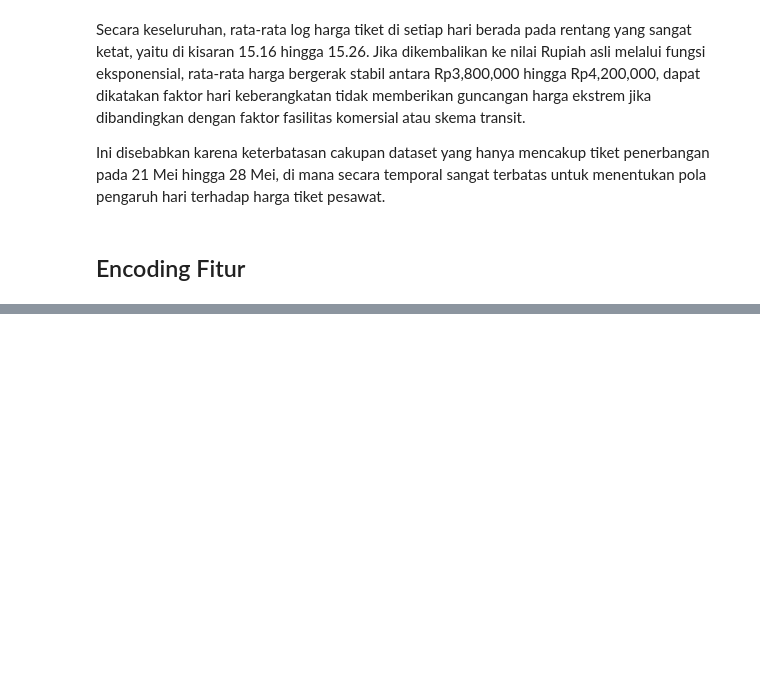
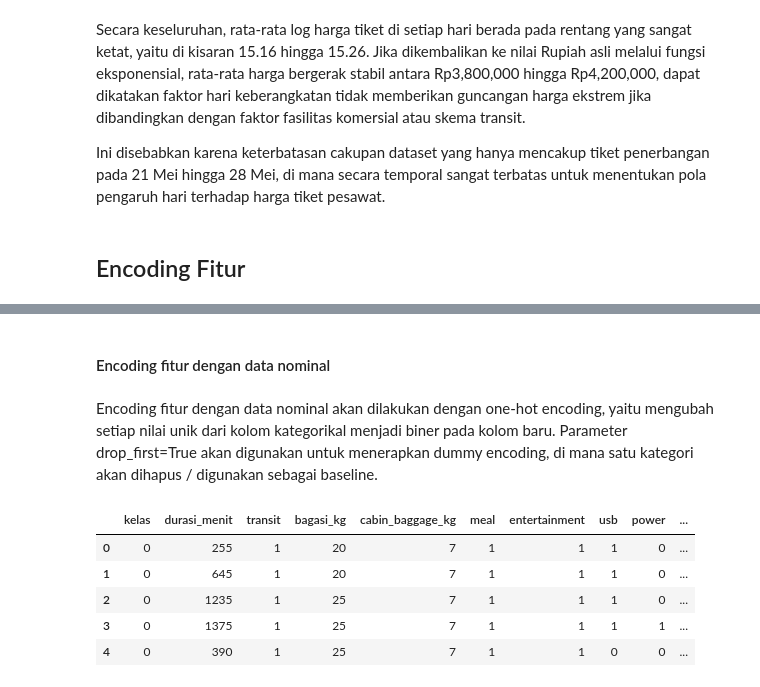
Before and after one commit to stikkeju/tiket_pesawat, a Jupyter notebook: notebook/preprocessing.ipynb, the cells around one changed output, grey strips where cells are left out. Drawn from its saved outputs; the diff is of its cells as text; code cells hidden in the pictures; blank space fills up the shorter version.

Commit message:
feat(preprocessing): implement feature encoding in data preprocessing

```diff
--- a/notebook/preprocessing.ipynb
+++ b/notebook/preprocessing.ipynb
@@ -1538,0 +1646,3 @@ Encoding adalah proses mengonversi data non-numerik (kategorikal atua teks) menj
+# %%
+fitur_boolean = df_encoded.select_dtypes(include=['bool']).columns
+print(f"Daftar fitur dengan dtype boolean: {fitur_boolean}")
@@ -1538,0 +1653,3 @@ Encoding adalah proses mengonversi data non-numerik (kategorikal atua teks) menj
+# %%
+# ubah dtype fitur_boolean ke int
+df_encoded[fitur_boolean] = df_encoded[fitur_boolean].astype(int)
@@ -1538,0 +1685,20 @@ Encoding adalah proses mengonversi data non-numerik (kategorikal atua teks) menj
+# %%
+mapping_kelas = {
+    'ECONOMY': 0,
+    'PREMIUM_ECONOMY': 1,
+    'BUSINESS': 2,
+    'FIRST': 3
+}
+
+mapping_wifi = {
+    'no_wifi': 0,
+    'free': 1,
+    'paid': 2,
+}
+
+# map nilai pada 'kelas' dan 'wifi_status' dengan mapping_kelas dan mapping_wifi
+if 'kelas' in df_encoded.columns:
+    df_encoded['kelas'] = df_encoded['kelas'].map(mapping_kelas)
+
+if 'wifi_status' in df_encoded.columns:
+    df_encoded['wifi_status'] = df_encoded['wifi_status'].map(mapping_wifi)
@@ -1538,0 +1714,22 @@ Encoding adalah proses mengonversi data non-numerik (kategorikal atua teks) menj
+# %% [markdown]
+#### Encoding fitur dengan data nominal
+# %% [markdown]
+Encoding fitur dengan data nominal akan dilakukan dengan one-hot encoding, yaitu mengubah setiap nilai unik dari kolom kategorikal menjadi biner pada kolom baru. Parameter drop_first=True akan digunakan untuk menerapkan dummy encoding, di mana satu kategori akan dihapus / digunakan sebagai baseline.
+# %%
+kolom_nominal = [
+    'bandara_asal', 'bandara_tujuan', 'model_pesawat',
+    'seat_layout', 'seat_type', 'maskapai_final',
+    'waktu_berangkat_kategori', 'waktu_tiba_kategori'
+]
+
+# apply dummy encoding terhadap kolom_nominal
+df_encoded = pd.get_dummies(df_encoded, columns=kolom_nominal, drop_first=True)
+# %%
+df_encoded.head()
+# %% [output]
+|  | kelas | durasi_menit | transit | bagasi_kg | cabin_baggage_kg | meal | entertainment | usb | power | ... |
+| 0 | 0 | 255 | 1 | 20 | 7 | 1 | 1 | 1 | 0 | ... |
+| 1 | 0 | 645 | 1 | 20 | 7 | 1 | 1 | 1 | 0 | ... |
+| 2 | 0 | 1235 | 1 | 25 | 7 | 1 | 1 | 1 | 0 | ... |
+| 3 | 0 | 1375 | 1 | 25 | 7 | 1 | 1 | 1 | 1 | ... |
+| 4 | 0 | 390 | 1 | 25 | 7 | 1 | 1 | 0 | 0 | ... |
```
Also changed, not shown: parts of 39 cells of this notebook.
